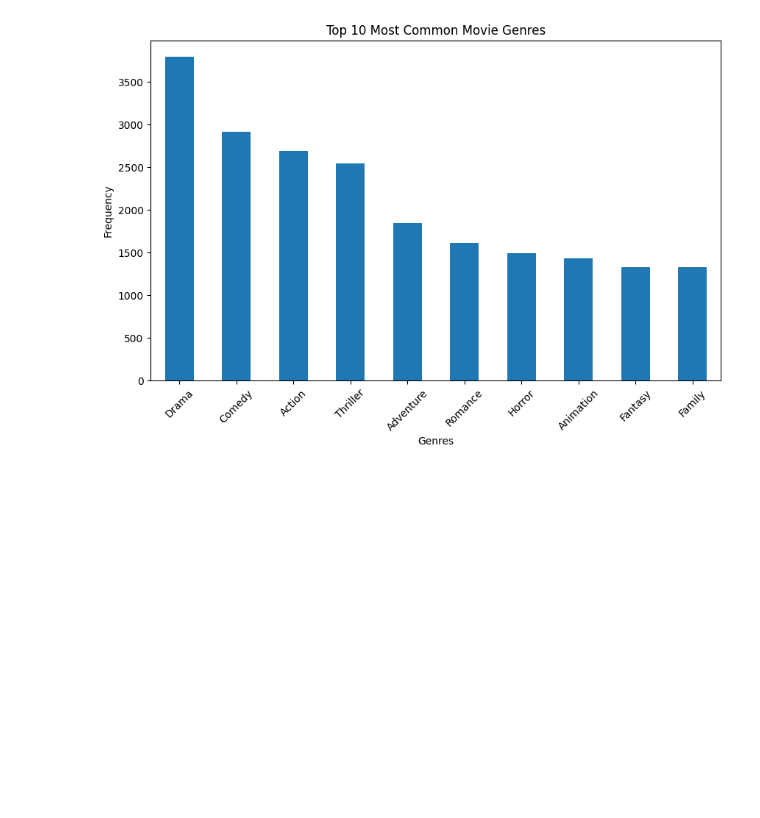
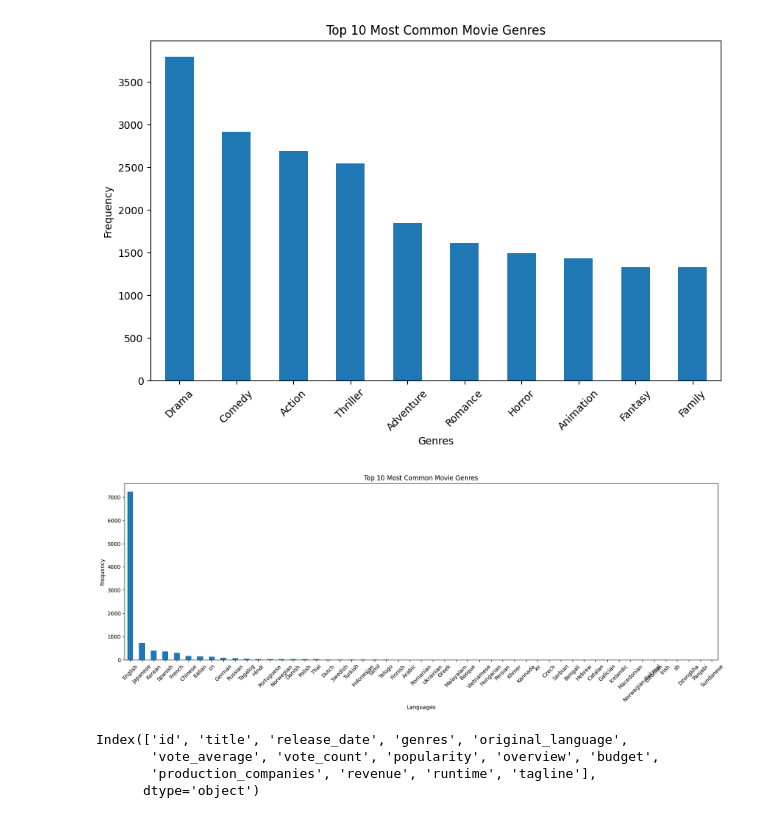
Before and after one commit to jul1998/Pandas-Python, a Jupyter notebook: top-10000-popular-movies-tmdb-data.ipynb, the cells around one changed output. Drawn from its saved outputs; the diff is of its cells as text; code cells hidden in the pictures; blank space fills up the shorter version.

Commit message:
Kaggle Notebook | Top 10000 popular Movies TMDB data | Version 2

```diff
--- a/top-10000-popular-movies-tmdb-data.ipynb
+++ b/top-10000-popular-movies-tmdb-data.ipynb
@@ -346,3 +346,23 @@ plt.xticks(rotation=45)
 plt.show()
 # %% [output]
 [figure]
+# %%
+languages_count = data["original_language"].value_counts()
+
+# Create a bar plot to visualize the most common languages
+plt.figure(figsize=(20, 6))
+languages_count.plot(kind='bar')
+plt.xlabel('Languages')
+plt.ylabel('Frequency')
+plt.title('Top 10 Most Common Movie Genres')
+plt.xticks(rotation=45)
+plt.show()
+# %% [output]
+[figure, added]
+# %%
+data.columns
+# %% [output]
+Index(['id', 'title', 'release_date', 'genres', 'original_language',
+       'vote_average', 'vote_count', 'popularity', 'overview', 'budget',
+       'production_companies', 'revenue', 'runtime', 'tagline'],
+      dtype='object')
```
Also changed, not shown: parts of 4 cells of this notebook.
